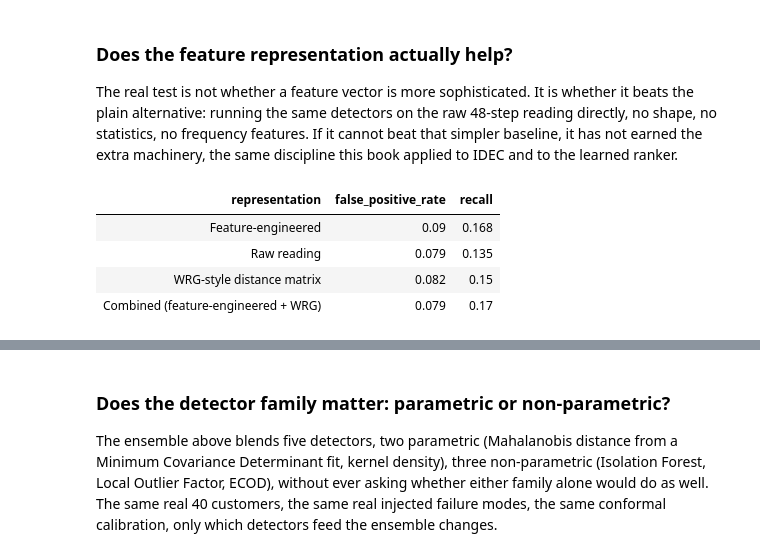
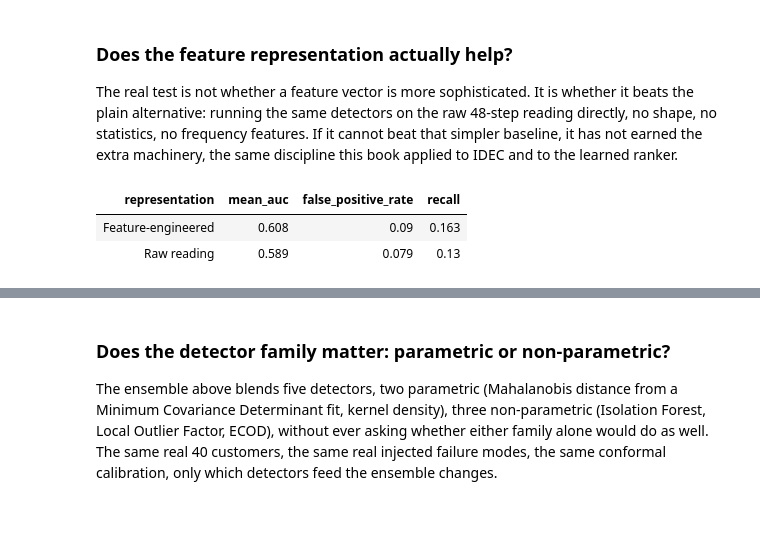
Before and after one commit to sambaiga/ml-energy-disaggregation, a Jupyter notebook: book/04-grid-edge/06-anomaly-detection-code.ipynb, the cells around one changed output, grey strips where cells are left out. Saved outputs shown, nothing was run; the diff lists cells and outputs as text; code cells hidden in the pictures; blank space fills up the shorter version.

```diff
--- a/book/04-grid-edge/06-anomaly-detection-code.ipynb
+++ b/book/04-grid-edge/06-anomaly-detection-code.ipynb
@@ -128,6 +128,8 @@ INJECTIONS = {"stuck": inject_stuck_reading, "dropout": inject_dropout, "drift":
 
 The real test is not whether a feature vector is more sophisticated. It is whether it beats the plain alternative: running the same detectors on the raw 48-step reading directly, no shape, no statistics, no frequency features. If it cannot beat that simpler baseline, it has not earned the extra machinery, the same discipline this book applied to IDEC and to the learned ranker.
 # %%
+from sklearn.metrics import roc_auc_score
+
 from ark.anomaly.conformal import calibrate_anomaly_threshold, is_anomalous
 from ark.anomaly.detectors import (
     ecod_score,
@@ -157,16 +159,23 @@ def score_all(X_train, X_query, detectors=None):
 
 
 def run_customer(profiles, featurize, *, alpha=0.1, n_anomaly_days=5, detectors=None, combiner=ensemble_score):
-    """One real customer's own self-baseline pipeline: fit, calibrate, and check both normal and injected days."""
+    """One real customer's own self-baseline pipeline: fit, calibrate, and check both normal and injected days.
+
+    Also returns the raw (unthresholded) normal-day and injected-day
+    scores, so a caller can compute a threshold-independent AUC-ROC
+    alongside the fixed-alpha false-positive-rate and recall numbers.
+    """
     X_train = np.array([featurize(profiles[d]) for d in train_days])
     X_cal = np.array([featurize(profiles[d]) for d in calibration_days])
     X_test_normal = np.array([featurize(profiles[d]) for d in test_normal_days])
 
     bounds = fit_ensemble_bounds(score_all(X_train, X_train, detectors))
+    normal_scores = combiner(score_all(X_train, X_test_normal, detectors), bounds)
     threshold = calibrate_anomaly_threshold(combiner(score_all(X_train, X_cal, detectors), bounds), alpha=alpha)
-    flagged_normal = is_anomalous(combiner(score_all(X_train, X_test_normal, detectors), bounds), threshold)
+    flagged_normal = is_anomalous(normal_scores, threshold)
 
     caught = dict.fromkeys(INJECTIONS, 0)
+    anomaly_scores = []
     for i, (name, inject_fn) in enumerate(INJECTIONS.items()):
         for j in range(n_anomaly_days):
             day = anomaly_day_pool[(i * n_anomaly_days + j) % len(anomaly_day_pool)]
@@ -174,50 +183,51 @@ def run_customer(profiles, featurize, *, alpha=0.1, n_anomaly_days=5, detectors=
             anomalous = inject_fn(profiles[day], rng=np.random.default_rng(seed))
             score = combiner(score_all(X_train, featurize(anomalous).reshape(1, -1), detectors), bounds)
             caught[name] += int(is_anomalous(score, threshold)[0])
+            anomaly_scores.append(score[0])
 
-    return flagged_normal.sum(), len(flagged_normal), caught
+    return flagged_normal.sum(), len(flagged_normal), caught, normal_scores, np.array(anomaly_scores)
+
+
+def customer_auc(normal_scores, anomaly_scores):
+    """Threshold-independent AUC-ROC for one customer's own real normal-vs-injected scores."""
+    y_true = np.concatenate([np.zeros(len(normal_scores)), np.ones(len(anomaly_scores))])
+    y_score = np.concatenate([normal_scores, anomaly_scores])
+    return roc_auc_score(y_true, y_score)
 # %%
-from ark.anomaly.features import distance_matrix_features
 from ark.plot.gt_style import themed_gt
 
 customer_sample = np.random.default_rng(0).choice(n_customers, size=40, replace=False)
 
-REPRESENTATIONS = {
-    "Feature-engineered": extract_features,
-    "Raw reading": lambda p: p,
-    "WRG-style distance matrix": lambda p: distance_matrix_features(p, n_bins=12),
-    "Combined (feature-engineered + WRG)": lambda p: np.concatenate(
-        [extract_features(p), distance_matrix_features(p, n_bins=12)]
-    ),
-}
-
 representation_rows = []
-for label, featurize in REPRESENTATIONS.items():
+for label, featurize in [("Feature-engineered", extract_features), ("Raw reading", lambda p: p)]:
     fp_count, fp_total = 0, 0
     caught_total = dict.fromkeys(INJECTIONS, 0)
+    aucs = []
     n_anomaly_days = 5
     for customer_idx in customer_sample:
-        fp, total, caught = run_customer(load_data[customer_idx], featurize, n_anomaly_days=n_anomaly_days)
+        fp, total, caught, normal_scores, anomaly_scores = run_customer(
+            load_data[customer_idx], featurize, n_anomaly_days=n_anomaly_days
+        )
         fp_count += fp
         fp_total += total
+        aucs.append(customer_auc(normal_scores, anomaly_scores))
         for name in INJECTIONS:
             caught_total[name] += caught[name]
     n_per_type = len(customer_sample) * n_anomaly_days
     representation_rows.append(
         {
             "representation": label,
+            "mean_auc": np.mean(aucs),
             "false_positive_rate": fp_count / fp_total,
             "recall": sum(caught_total.values()) / (len(INJECTIONS) * n_per_type),
         }
     )
 
 representation_df = pd.DataFrame(representation_rows)
 themed_gt(representation_df.round(3))
 # %% [output]
-| representation | false_positive_rate | recall |
-| Feature-engineered | 0.09 | 0.168 |
-| Raw reading | 0.079 | 0.135 |
-| WRG-style distance matrix | 0.082 | 0.15 |
-| Combined (feature-engineered + WRG) | 0.079 | 0.17 |
+| representation | mean_auc | false_positive_rate | recall |
+| Feature-engineered | 0.608 | 0.09 | 0.163 |
+| Raw reading | 0.589 | 0.079 | 0.13 |
 # %% [markdown]
 The feature-engineered representation beats the raw reading, a real, modest, honest margin, not a dramatic one, matching Part 2's own lesson for a different signal at a smaller scale here than there. Both numbers come from the same 40 real customers, the same real 280-day baseline, the same conformal calibration, only the representation the detectors see changes.
```
Also changed, not shown: parts of 11 cells of this notebook.
